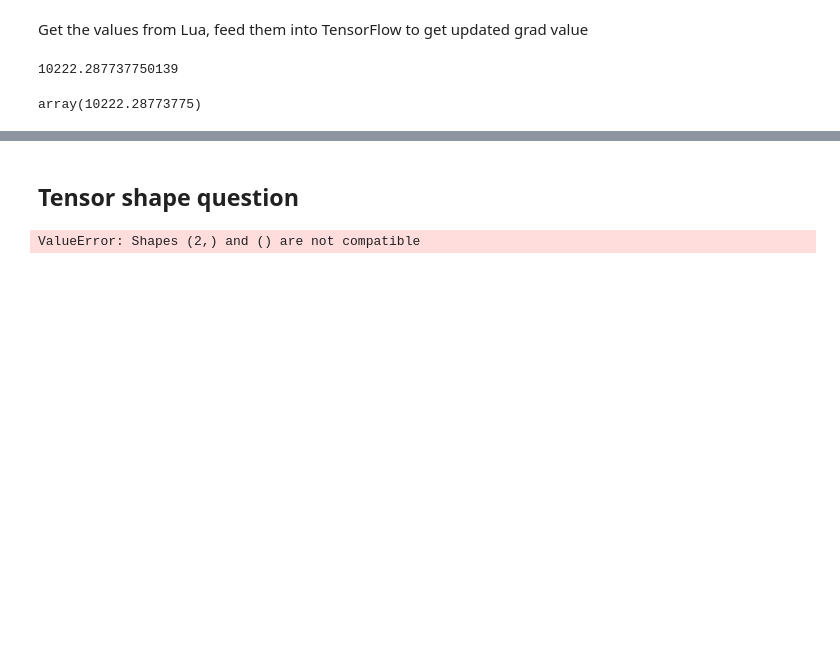
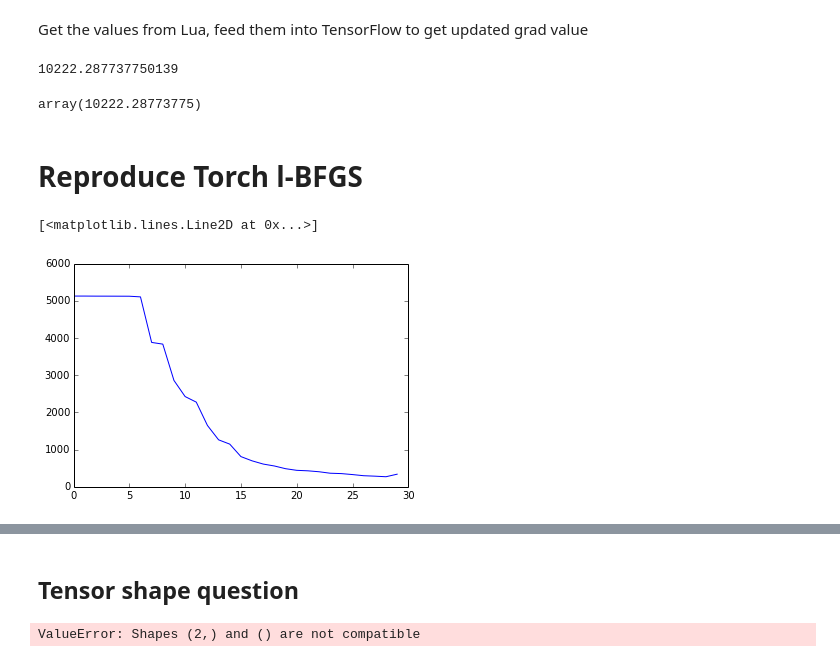
Before and after one commit to yaroslavvb/lbfgs, a Jupyter notebook: lbfgs-macbook.ipynb, the cells around one changed output, grey strips where cells are left out. Cells and saved outputs as stored; diff of their text form; code cells hidden in the pictures; blank space fills up the shorter version.

```diff
--- a/lbfgs-macbook.ipynb
+++ b/lbfgs-macbook.ipynb
@@ -260,3 +254,22 @@ sess.run(loss, feed_dict={W: tf_W, b: tf_b})
 lua_fvals[1]
 # %% [output]
 array(10222.28773775)
+# %% [markdown]
+# Reproduce Torch l-BFGS
+# %%
+lua_grads = []
+lua_params = []
+lua_fvals = []
+for i in range(1, 1000):
+    grad_fname = "stepdata/grad-"+str(i)
+    param_fname = "stepdata/params-"+str(i)
+    fval_fname = "stepdata/fval-"+str(i)
+    if not os.path.exists(grad_fname) or not os.path.exists(param_fname):
+        break
+    lua_grads.append(np.loadtxt(grad_fname))
+    lua_params.append(np.loadtxt(param_fname))
+    lua_fvals.append(np.loadtxt(fval_fname))
+plt.plot(lua_fvals)
+# %% [output]
+[<matplotlib.lines.Line2D at 0x...>]
+[figure, added]
```
Also changed, not shown: parts of 9 cells of this notebook, 2 other files.
